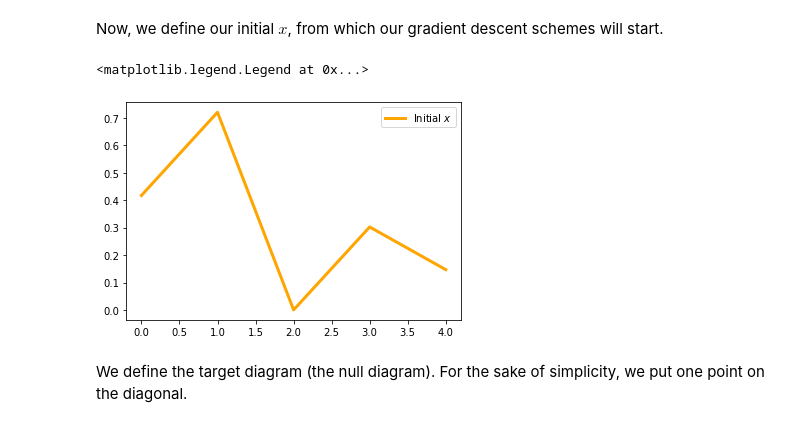
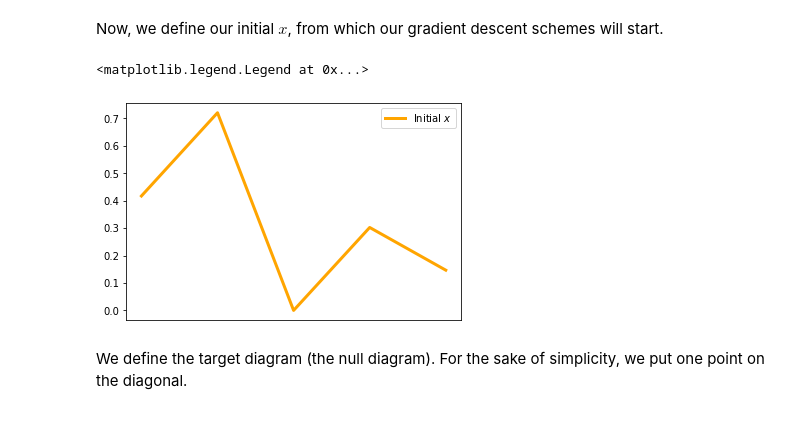
Before and after one commit to tlacombe/topt, a Jupyter notebook: tutorial_0_mininimize_total_persistence_with_stratified_gradient_sampling.ipynb, the cells around one changed output. Drawn from its saved outputs; the diff is of its cells as text; code cells hidden in the pictures.

```diff
--- a/tutorial_0_mininimize_total_persistence_with_stratified_gradient_sampling.ipynb
+++ b/tutorial_0_mininimize_total_persistence_with_stratified_gradient_sampling.ipynb
@@ -102,10 +102,11 @@ F, Finit, stbase, stbase_obs = uexpe.build_model(N=N)
 # %%
 fig, ax = plt.subplots()
 ax.plot(Finit, color='orange', linewidth=3, label='Initial $x$')
+ax.set_xticks([])
 ax.legend()
 # %% [output]
 <matplotlib.legend.Legend at 0x...>
-[figure, old version]
+[figure, new version]
 # %% [markdown]
 We define the target diagram (the null diagram). For the sake of simplicity, we put one point on the diagonal.
 # %%
```
Also changed, not shown: parts of 5 cells of this notebook, 2 other files.
